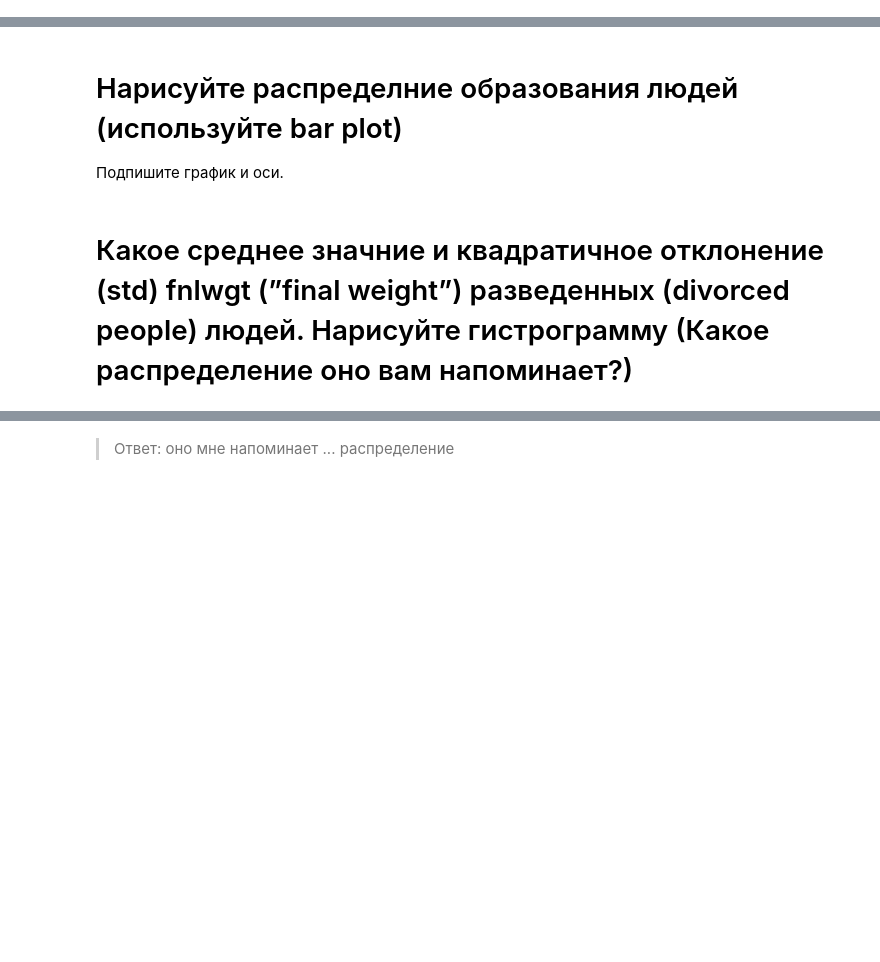
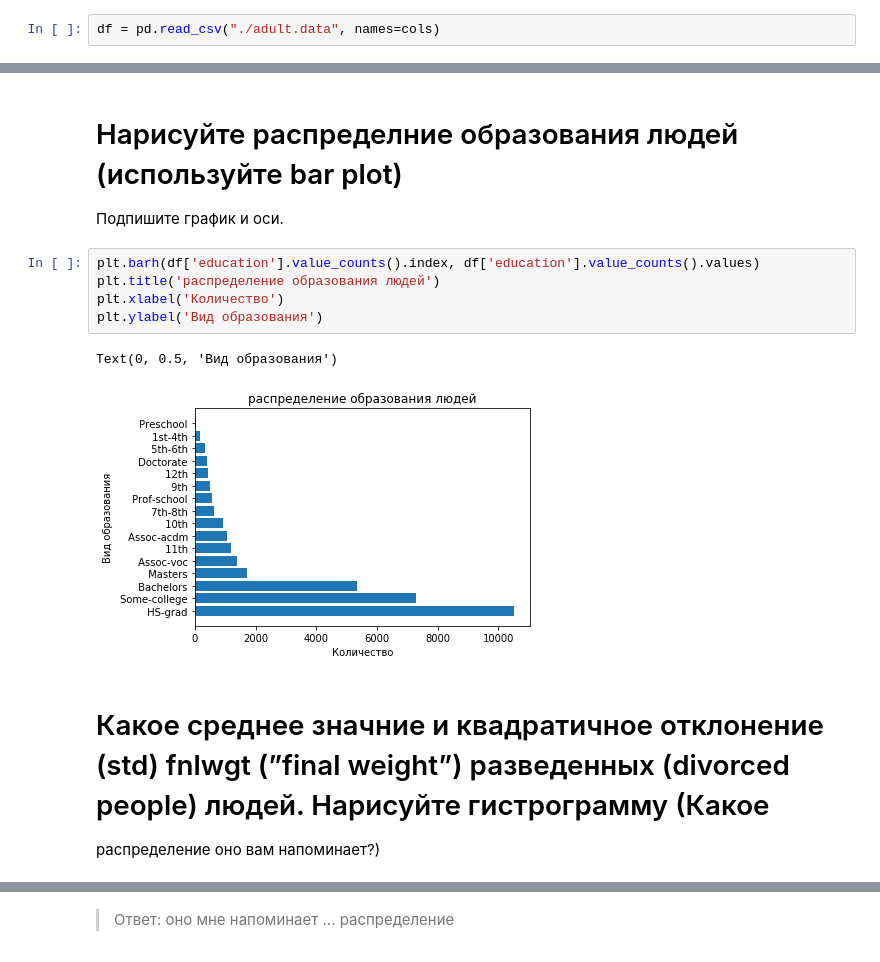
Before and after one commit to z3hdro/AppliedPythonAtom, a Jupyter notebook: homeworks/homework_05_ml/2/adult_hw.ipynb, the cells around one changed output, grey strips where cells are left out. Saved outputs shown, nothing was run; the diff lists cells and outputs as text; blank space fills up the shorter version.

```diff
--- a/homeworks/homework_05_ml/2/adult_hw.ipynb
+++ b/homeworks/homework_05_ml/2/adult_hw.ipynb
@@ -30,6 +33,8 @@ Download the Adult training data set: http://archive.ics.uci.edu/ml/datasets/Adu
 Обратите внимание на формат!
 # %%
 cols = ['age', 'workclass', 'fnlwgt', 'education', 'education-num', 'marital-status', 'occupation', 'relationship', 'race', 'sex', 'capital-gain', 'capital-loss', 'hours-per-week', 'native-country', 'result']
+# %%
+df = pd.read_csv("./adult.data", names=cols)
 # %%
 df.head()
 # %% [output]
@@ -49,5 +71,14 @@ df.head()
 # Нарисуйте распределние образования людей (используйте bar plot)
 
 Подпишите график и оси.
+# %%
+plt.barh(df['education'].value_counts().index, df['education'].value_counts().values)
+plt.title('распределение образования людей')
+plt.xlabel('Количество')
+plt.ylabel('Вид образования')
+# %% [output]
+Text(0, 0.5, 'Вид образования')
+[figure, added]
 # %% [markdown]
-# Какое среднее значние и квадратичное отклонение (std) fnlwgt (”final weight”) разведенных (divorced people) людей. Нарисуйте гистрограмму (Какое распределение оно вам напоминает?)
+# Какое среднее значние и квадратичное отклонение (std) fnlwgt (”final weight”) разведенных (divorced people) людей. Нарисуйте гистрограмму (Какое
+распределение оно вам напоминает?)
```
Also changed, not shown: parts of 19 cells of this notebook, 1 other file.
